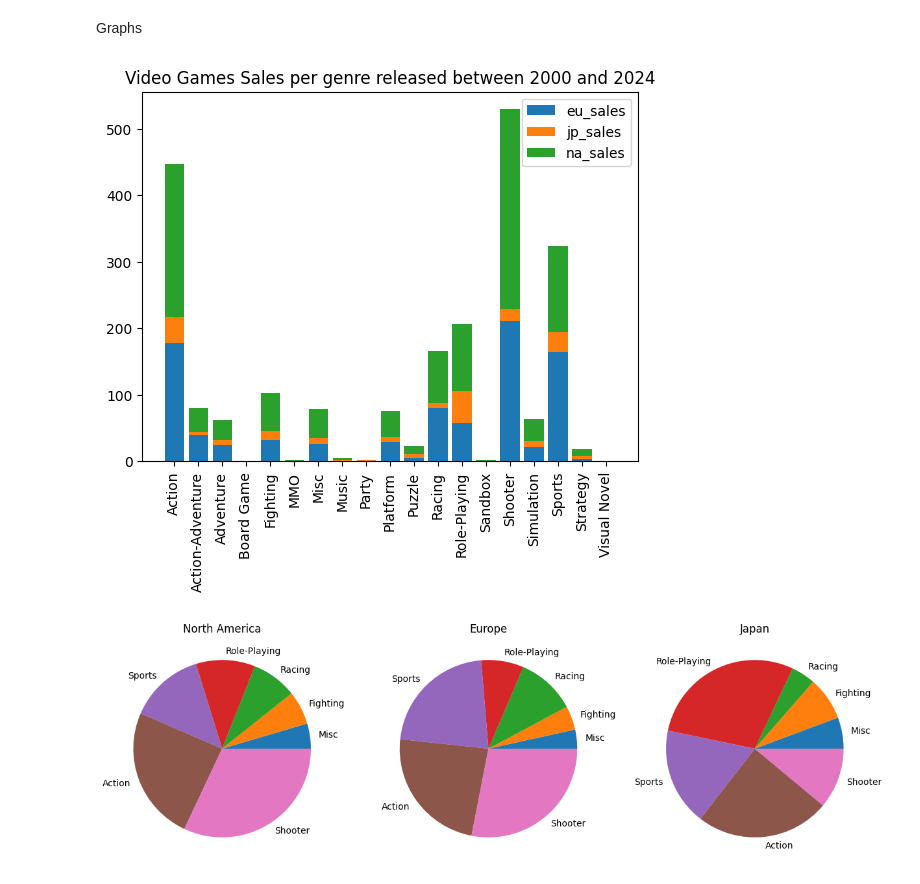
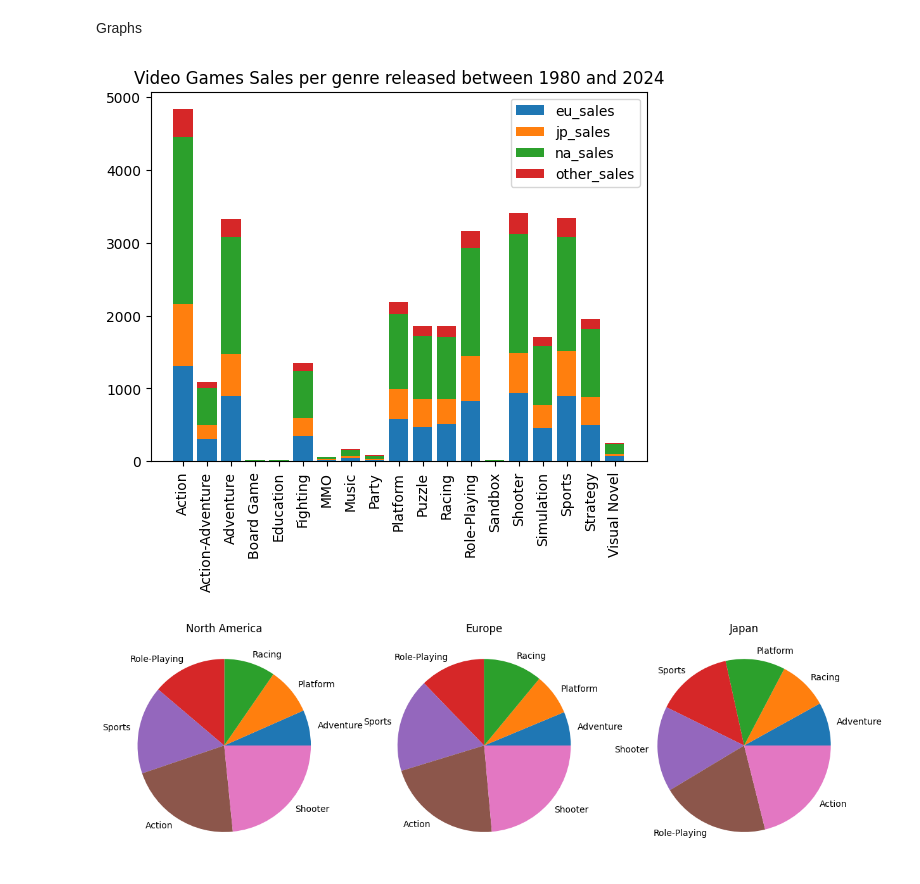
Before and after one commit to StarlaToR/DataScience, a Jupyter notebook: VideoGamesAnalysis.ipynb, the cells around one changed output. Cells and saved outputs as stored; diff of their text form; code cells hidden in the pictures.

Commit message:
*Fix data preprocessing by remplacing nan values by mean values and update graphs

```diff
--- a/VideoGamesAnalysis.ipynb
+++ b/VideoGamesAnalysis.ipynb
@@ -9,8 +9,12 @@ import pandas as pd
 videogame_sales_2024_df = pd.read_csv("vgchartz-2024.csv", sep=',', decimal='.')
 videogame_sales_2024_df_cleaned = videogame_sales_2024_df.drop_duplicates()
 videogame_sales_2024_df_cleaned["release_date"] = pd.to_datetime(videogame_sales_2024_df_cleaned["release_date"])
-videogame_sales_2024_df_cleaned = videogame_sales_2024_df_cleaned[["title" ,"console", "genre", "total_sales", "na_sales", "jp_sales", "pal_sales", "release_date", "critic_score"]]
-videogame_sales_2024_df_cleaned = videogame_sales_2024_df_cleaned[videogame_sales_2024_df_cleaned["release_date"] >= pd.to_datetime('2000-01-01')]
+videogame_sales_2024_df_cleaned = videogame_sales_2024_df_cleaned[["title" ,"console", "genre", "total_sales", "na_sales", "jp_sales", "pal_sales","other_sales","release_date", "critic_score"]]
+videogame_sales_2024_df_cleaned["na_sales"] = videogame_sales_2024_df_cleaned["na_sales"].fillna(videogame_sales_2024_df_cleaned["na_sales"].mean())
+videogame_sales_2024_df_cleaned["jp_sales"] = videogame_sales_2024_df_cleaned["jp_sales"].fillna(videogame_sales_2024_df_cleaned["jp_sales"].mean())
+videogame_sales_2024_df_cleaned["pal_sales"] = videogame_sales_2024_df_cleaned["pal_sales"].fillna(videogame_sales_2024_df_cleaned["pal_sales"].mean())
+videogame_sales_2024_df_cleaned["other_sales"] = videogame_sales_2024_df_cleaned["other_sales"].fillna(videogame_sales_2024_df_cleaned["other_sales"].mean())
+videogame_sales_2024_df_cleaned = videogame_sales_2024_df_cleaned[videogame_sales_2024_df_cleaned["genre"] != "Misc"] #Too many Nan data
 # %%
 import numpy as np
 import pandas as pd
@@ -37,37 +41,42 @@ steam_games_beforemarch2025_cleaned["estimated_owners"] = steam_games_beforemarc
 Graphs
 # %%
 import matplotlib.pyplot as plt
-videogame_sales_2024_df_cleaned = videogame_sales_2024_df_cleaned.dropna(subset=['release_date', 'genre', 'jp_sales', 'pal_sales'])
-salesPerGenre = videogame_sales_2024_df_cleaned[["genre", "jp_sales", "na_sales", "pal_sales"]]
+videogame_sales_2024_df_cleaned = videogame_sales_2024_df_cleaned.dropna(subset=['genre'])
+salesPerGenre = videogame_sales_2024_df_cleaned[["genre", "jp_sales", "na_sales", "pal_sales", "other_sales"]]
 salesPerGenre = salesPerGenre.groupby(["genre"]).sum().reset_index()
+
 plt.bar(salesPerGenre["genre"], salesPerGenre["pal_sales"], label="eu_sales")
 plt.bar(salesPerGenre["genre"], salesPerGenre["jp_sales"], bottom = salesPerGenre["pal_sales"], label="jp_sales")
 plt.bar(salesPerGenre["genre"], salesPerGenre["na_sales"], bottom = salesPerGenre["pal_sales"] + salesPerGenre["jp_sales"], label="na_sales")
+plt.bar(salesPerGenre["genre"], salesPerGenre["other_sales"], bottom = salesPerGenre["pal_sales"] + salesPerGenre["jp_sales"] + salesPerGenre["na_sales"], label="other_sales")
+
 plt.xticks(rotation=90)
 plt.legend(loc="upper right")
-plt.title("Video Games Sales per genre released between 2000 and 2024")
+plt.title("Video Games Sales per genre released between 1980 and 2024")
 plt.show()
 # %% [output]
-[figure, old version]
+[figure, new version]
 # %%
 import matplotlib.pyplot as plt
-videogame_sales_2024_df_cleaned = videogame_sales_2024_df_cleaned.dropna(subset=['release_date', 'genre', 'jp_sales', 'pal_sales'])
+videogame_sales_2024_df_cleaned = videogame_sales_2024_df_cleaned.dropna(subset=['genre'])
 salesPerGenre = videogame_sales_2024_df_cleaned[["genre", "jp_sales", "na_sales", "pal_sales"]]
 salesPerGenre = salesPerGenre.groupby(["genre"]).sum().reset_index()
+fig, axes = plt.subplots(1, 3, figsize=(15, 5))  # 1 ligne, 2 colonnes
 salesPerGenre = salesPerGenre.sort_values(by = "na_sales")
-fig, axes = plt.subplots(1, 3, figsize=(15, 5))  # 1 ligne, 2 colonnes
 axes[0].pie(salesPerGenre["na_sales"].tail(7), labels = salesPerGenre["genre"].tail(7))
 axes[0].set_title('North America')
 
+salesPerGenre = salesPerGenre.sort_values(by = "pal_sales")
 axes[1].pie(salesPerGenre["pal_sales"].tail(7), labels = salesPerGenre["genre"].tail(7))
 axes[1].set_title('Europe')
 
+salesPerGenre = salesPerGenre.sort_values(by = "jp_sales")
 axes[2].pie(salesPerGenre["jp_sales"].tail(7), labels = salesPerGenre["genre"].tail(7))
 axes[2].set_title('Japan')
 
 plt.show()
 # %% [output]
-[figure, old version]
+[figure, new version]
 # %%
 import matplotlib.pyplot as plt
 videogame_sales_2024_df_cleaned = videogame_sales_2024_df_cleaned.dropna(subset=['critic_score', 'genre'])
```
Also changed, not shown: parts of 1 cell of this notebook.
